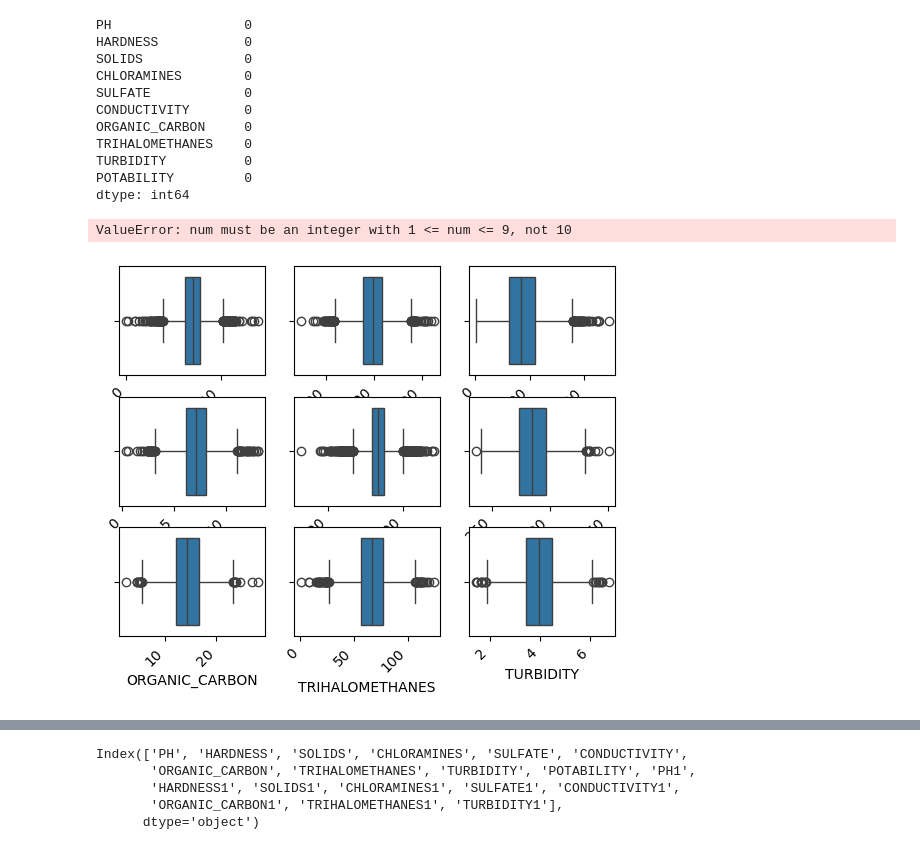
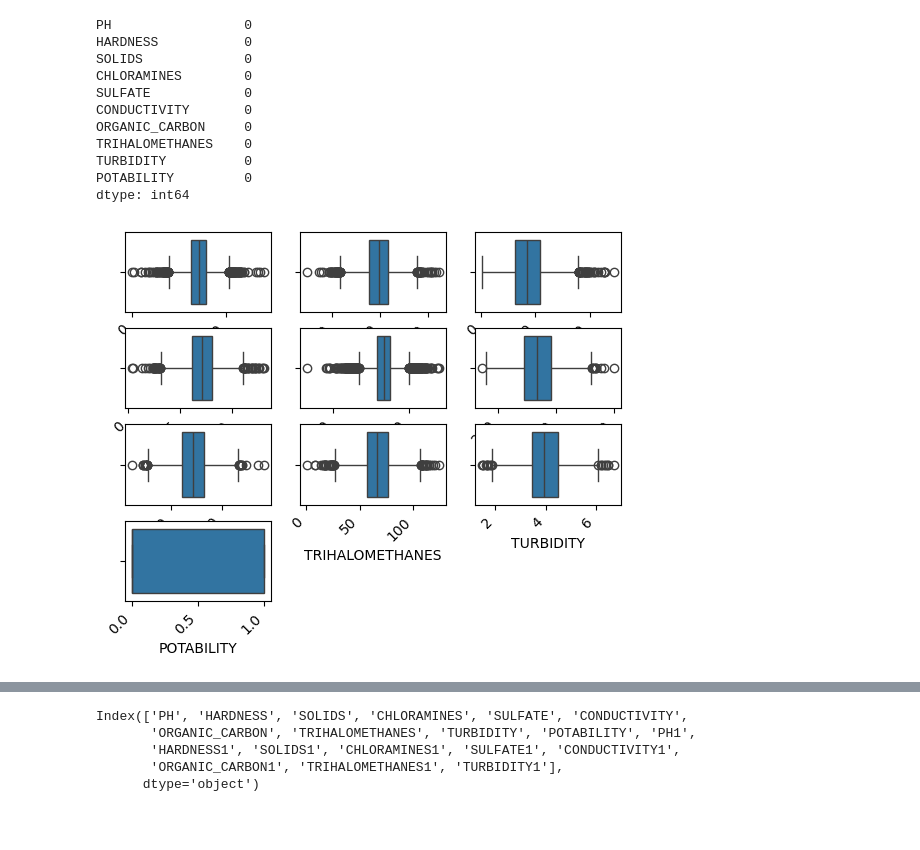
Before and after one commit to harithaanbu-star/Data-Preprocessing-Outliers-Scaling-for-sample-dataset, a Jupyter notebook: Water Portability SVM.ipynb, the cells around one changed output, grey strips where cells are left out. Drawn from its saved outputs; the diff is of its cells as text; code cells hidden in the pictures; blank space fills up the shorter version.

```diff
--- a/Water Portability SVM.ipynb
+++ b/Water Portability SVM.ipynb
@@ -124,12 +127,15 @@ TRIHALOMETHANES    0
 TURBIDITY          0
 POTABILITY         0
 dtype: int64
+# %%
+import math
+n= len(col)
+row=math.ceil(n/3)
 # %%
 col=df.columns.tolist()
 for i in range(len(col)):
-    plt.subplot(3,3,i+1)
+    plt.subplot(row,3,i+1)
     sns.boxplot(x=df[col[i]])
     plt.xticks(rotation=45,ha="right")
 # %% [output]
-ValueError: num must be an integer with 1 <= num <= 9, not 10
-[figure, old version]
+[figure, new version]
```
Also changed, not shown: parts of 7 cells of this notebook.
